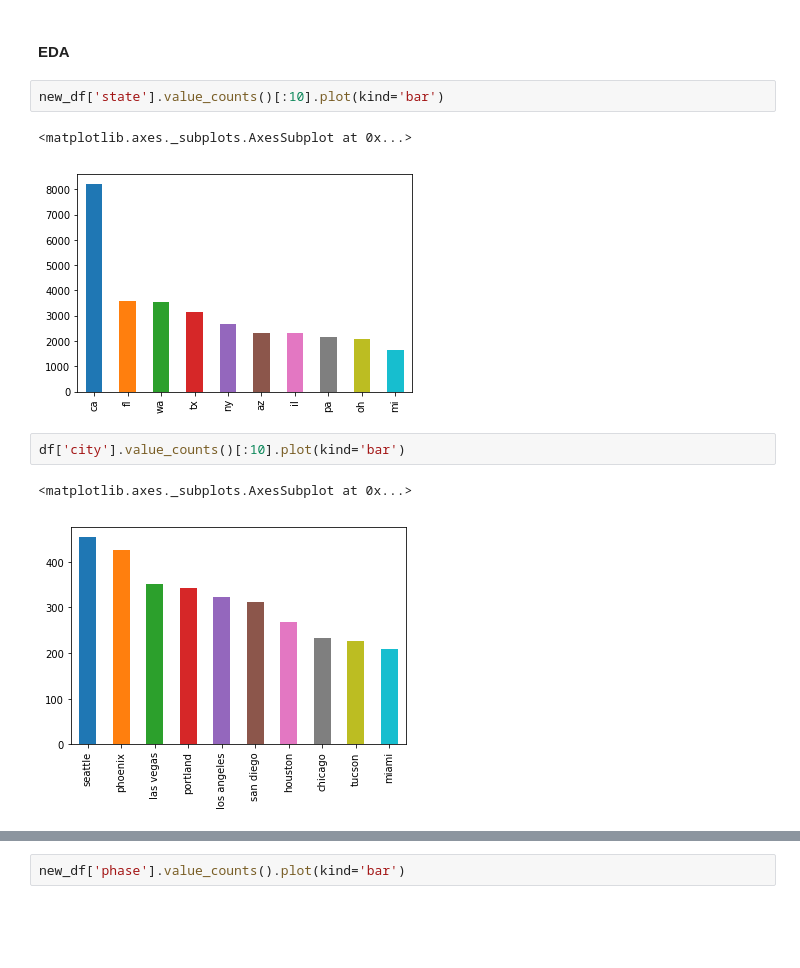
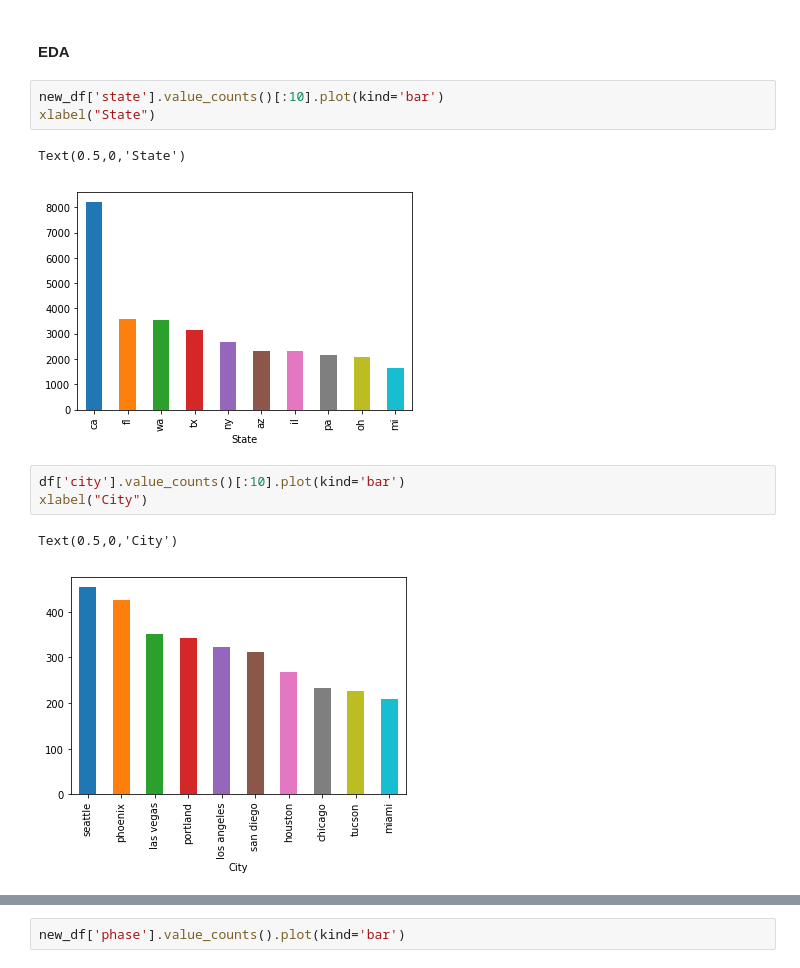
Before and after one commit to Preetikasri/UFO-Sightings-Analysis, a Jupyter notebook: notebook/Random Forest.ipynb, the cells around one changed output, grey strips where cells are left out. Drawn from its saved outputs; the diff is of its cells as text; blank space fills up the shorter version.

Commit message:
UPDATE: Add xlabels name for plots

```diff
--- a/notebook/Random Forest.ipynb
+++ b/notebook/Random Forest.ipynb
@@ -37,13 +37,15 @@ new_df[:5]
 #### EDA
 # %%
 new_df['state'].value_counts()[:10].plot(kind='bar')
+xlabel("State")
 # %% [output]
-<matplotlib.axes._subplots.AxesSubplot at 0x...>
+Text(0.5,0,'State')
-[figure, old version]
+[figure, new version]
 # %%
 df['city'].value_counts()[:10].plot(kind='bar')
+xlabel("City")
 # %% [output]
-<matplotlib.axes._subplots.AxesSubplot at 0x...>
+Text(0.5,0,'City')
-[figure, old version]
+[figure, new version]
 # %%
 new_df['shape'].value_counts()[:10].plot(kind='bar')
```
Also changed, not shown: parts of 5 cells of this notebook, 1 other file.
